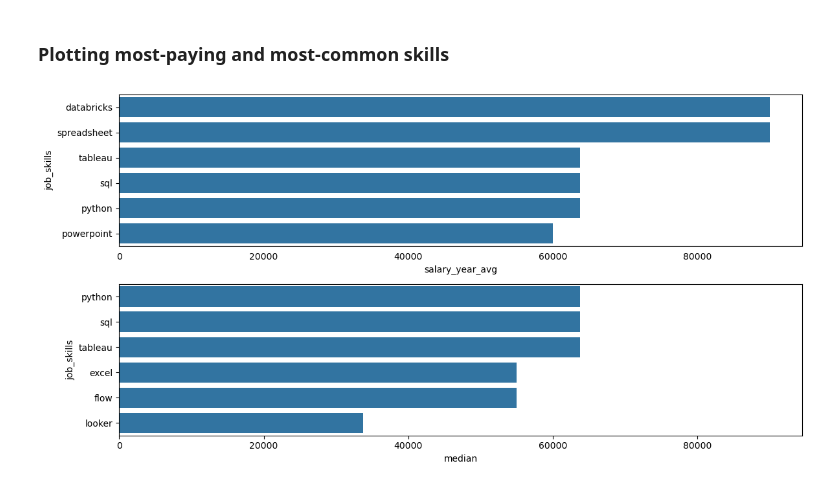
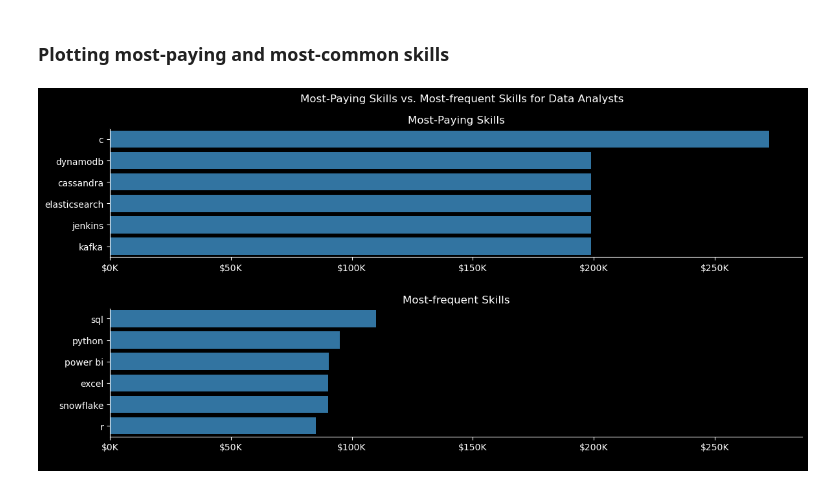
Before and after one commit to NightOwl9911/Job_Analysis_Canada_2025, a Jupyter notebook: Python_files/4_Salary_Analysis.ipynb, the cells around one changed output. Drawn from its saved outputs; the diff is of its cells as text; code cells hidden in the pictures.

```diff
--- a/Python_files/4_Salary_Analysis.ipynb
+++ b/Python_files/4_Salary_Analysis.ipynb
@@ -39,9 +39,9 @@ df_2025['job_posted_month'] = pd.Categorical(
 # %% [markdown]
 ### Get the top 6 data jobs (by job postings)
 # %%
-# Get the top 6 data roles in Colombia with the highest median salary
-df_co = df_2025[df_2025['job_country'] == "Colombia"].dropna(subset=['salary_year_avg']).copy()
-job_titles = df_co['job_title_short'].value_counts().index[:6].to_list()
+# Get the top 6 data roles in Germany with the highest median salary
+df_ca = df_2025[df_2025['job_country'] == "Canada"].dropna(subset=['salary_year_avg']).copy()
+job_titles = df_ca['job_title_short'].value_counts().index[:6].to_list()
 # %% [markdown]
 ### Filter our dataframe by the top 6 data jobs
 # %%
@@ -77,10 +80,10 @@ plt.show()
 ### Getting the median salary per Skill for Data Analysts/Scientist
 # %%
 # Get the dataframe for specifically Data Analysts
-df_da = df_co[df_co['job_title_short'] == 'Data Analyst'].dropna(subset=['salary_year_avg'])
+df_da = df_ca[df_ca['job_title_short'] == 'Data Analyst'].dropna(subset=['salary_year_avg'])
 
 # Get the dataframe for specifically Data Scientists
-df_ds = df_co[df_co['job_title_short'] == 'Data Scientist'].dropna(subset=['salary_year_avg'])
+df_ds = df_ca[df_ca['job_title_short'] == 'Data Scientist'].dropna(subset=['salary_year_avg'])
 
 # Explode the skills column to get the median salary for Data Analysts
 df_da_ex = df_da.explode('job_skills')
@@ -90,22 +93,40 @@ df_ds_ex = df_ds.explode('job_skills')
 
 # Get the most paying skills and the most common ones for Data Analysts
 df_da_most_pay = df_da_ex.groupby('job_skills')['salary_year_avg'].median().sort_values(ascending=False).head(6).to_frame()
-df_da_most_common = df_da_ex.groupby('job_skills')['salary_year_avg'].agg(['count','median']).sort_values(by='count', ascending=False).head(6).sort_values(by='median', ascending=False)
+df_da_most_common = df_da_ex.groupby('job_skills')['salary_year_avg'].agg(['size','median']).sort_values(by='size', ascending=False).head(6).sort_values(by='median', ascending=False)
 # Get the most paying skills and the most common ones for Data Scientists
 df_ds_most_pay = df_ds_ex.groupby('job_skills')['salary_year_avg'].median().sort_values(ascending=False).head(6).to_frame()
-df_ds_most_common = df_ds_ex.groupby('job_skills')['salary_year_avg'].agg(['count','median']).sort_values(by='count', ascending=False).head(6).sort_values(by='median', ascending=False)
+df_ds_most_common = df_ds_ex.groupby('job_skills')['salary_year_avg'].agg(['size','median']).sort_values(by='size', ascending=False).head(6).sort_values(by='median', ascending=False)
 # %% [markdown]
 ### Plotting most-paying and most-common skills
 # %%
 # Creating the plot
 fig, ax = plt.subplots(2, 1, figsize=(12, 6))
 
+# Plotting most paying skills
 sns.barplot(data=df_da_most_pay,x='salary_year_avg', y='job_skills', ax=ax[0])
+ax[0].set_facecolor('black')
+ax[0].set_ylabel('')
+ax[0].tick_params(color='white', labelcolor='white')
+ax[0].spines['bottom'].set_color('white')
+ax[0].spines['left'].set_color('white')
+ax[0].set_title('Most-Paying Skills', color='white')
+ax[0].xaxis.set_major_formatter(plt.FuncFormatter(lambda x, pos: f"${int(x/1000)}K"))
+
+# Plotting most common skills
 sns.barplot(data=df_da_most_common,x='median', y='job_skills', ax=ax[1])
 ax[1].set_xlim(ax[0].get_xlim())
+ax[1].set_facecolor('black')
+ax[1].set_ylabel('')
+ax[1].tick_params(color='white', labelcolor='white')
+ax[1].spines['bottom'].set_color('white')
+ax[1].spines['left'].set_color('white')
+ax[1].set_title('Most-frequent Skills', color='white')
+ax[1].xaxis.set_major_formatter(plt.FuncFormatter(lambda x, pos: f"${int(x/1000)}K"))
 
-ax[0].tick_params(axis = 'x', color='white')
+fig.suptitle('Most-Paying Skills vs. Most-frequent Skills for Data Analysts', color='white', x=0.55)
+fig.patch.set_facecolor('black')
 fig.tight_layout()
 plt.show()
 # %% [output]
-[figure, old version]
+[figure, new version]
```
Also changed, not shown: parts of 3 cells of this notebook, 3 other files.
